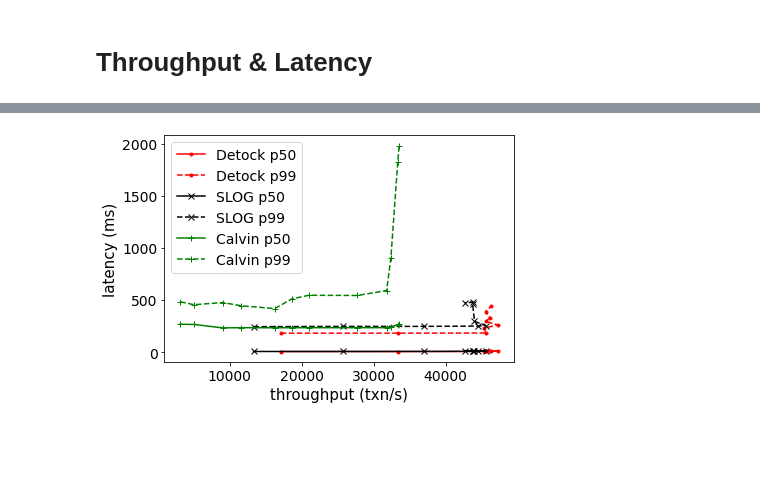
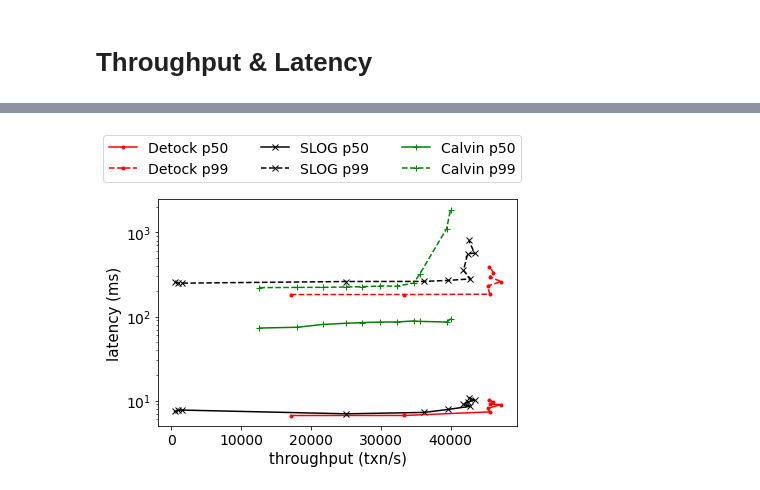
Before and after one commit to umd-dslam/DetockAnalysis, a Jupyter notebook: 4-TPC-C.ipynb, the cells around one changed output, grey strips where cells are left out. Drawn from its saved outputs; the diff is of its cells as text; code cells hidden in the pictures; blank space fills up the shorter version.

```diff
--- a/4-TPC-C.ipynb
+++ b/4-TPC-C.ipynb
@@ -40,7 +41,7 @@ plt.rc('ytick', labelsize=14)
 plt.rc('legend', fontsize=14)
 # %%
 PREFIX = "main/tpcc"
-IGNORE_CACHE = True
+IGNORE_CACHE = False
 
 index_df = from_cache_or_compute(
     f'{PREFIX}/index.parquet',
@@ -73,7 +75,7 @@ Saved to: main/tpcc/index.parquet
 # %% [markdown]
 # Throughput
 # %%
-IGNORE_CACHE = True
+IGNORE_CACHE = False
 
 def compute_throughput(prefix):
     res = throughput(
@@ -174,6 +181,8 @@ latency_sdf = latency(spark, map(
     .withColumn(
         "coordinator_region",
         F.when(F.col("config_name") == "calvin.conf", F.shiftright(col("coordinator"), 16))\
+            .when(F.col("config_name") == "calvin_paxos.conf", F.shiftright(col("coordinator"), 16))\
+            .when(F.col("config_name") == "baseline.conf", F.shiftright(col("coordinator"), 24))\
             .otherwise(F.col("coordinator") / 4)\
         .cast(T.IntegerType())
     )\
@@ -236,7 +273,7 @@ fig.savefig('output/tpcc-cdf.png', bbox_inches='tight')
 # %% [markdown]
 # Throughput & Latency
 # %%
-IGNORE_CACHE = True
+IGNORE_CACHE = False
 
 percentile_cols = [
     F.percentile_approx("latency", 0.5).alias("percentile_50"),
@@ -325,25 +345,26 @@ Saved to: main/tpcc/calvin_latency_pct.parquet
 # %%
 fig, ax = plt.subplots(1, 1, figsize=(6, 4))
 config_names = ["ddr_ts.conf", "baseline.conf", "calvin.conf"]
 config_to_label = {
     'baseline.conf': 'SLOG',
     'ddr_only.conf': 'Detock (without Opportunistic Ordering)',
     'ddr_ts.conf': 'Detock',
     'calvin.conf': 'Calvin',
 }
 
 ax.set_prop_cycle((cycler(marker=['.', 'x', '+']) + cycler(color='rkg')) * cycler(linestyle=['-', '--']))
 
 for config in config_names:
     label = config_to_label[config]
-    throughput_latency_df[throughput_latency_df.config_name == config].plot(x="throughput", y="percentile_50", label=f"{label} p50", ax=ax)
-    throughput_latency_df[throughput_latency_df.config_name == config].plot(x="throughput", y="percentile_99", label=f"{label} p99", ax=ax)
+    throughput_latency_df[throughput_latency_df.config_name == config].plot(x="throughput", y="percentile_50", label=f"{label} p50", ax=ax, legend=False)
+    throughput_latency_df[throughput_latency_df.config_name == config].plot(x="throughput", y="percentile_99", label=f"{label} p99", ax=ax, legend=False)
 
-# ax.set_yscale('log')
+ax.set_yscale('log')
 ax.set_ylabel("latency (ms)")
 ax.set_xlabel("throughput (txn/s)")
+fig.legend(bbox_to_anchor=(0, 1, 1, 0), loc='lower left', mode='expand', ncol=3)
 fig.tight_layout()
-fig.savefig('output/tpcc-throughput-latency.pdf')
-fig.savefig('output/tpcc-throughput-latency.png')
+fig.savefig('output/tpcc-throughput-latency.pdf', bbox_inches='tight')
+fig.savefig('output/tpcc-throughput-latency.png', bbox_inches='tight')
 # %% [output]
-[figure, old version]
+[figure, new version]
```
Also changed, not shown: parts of 7 cells of this notebook, 31 other files.
